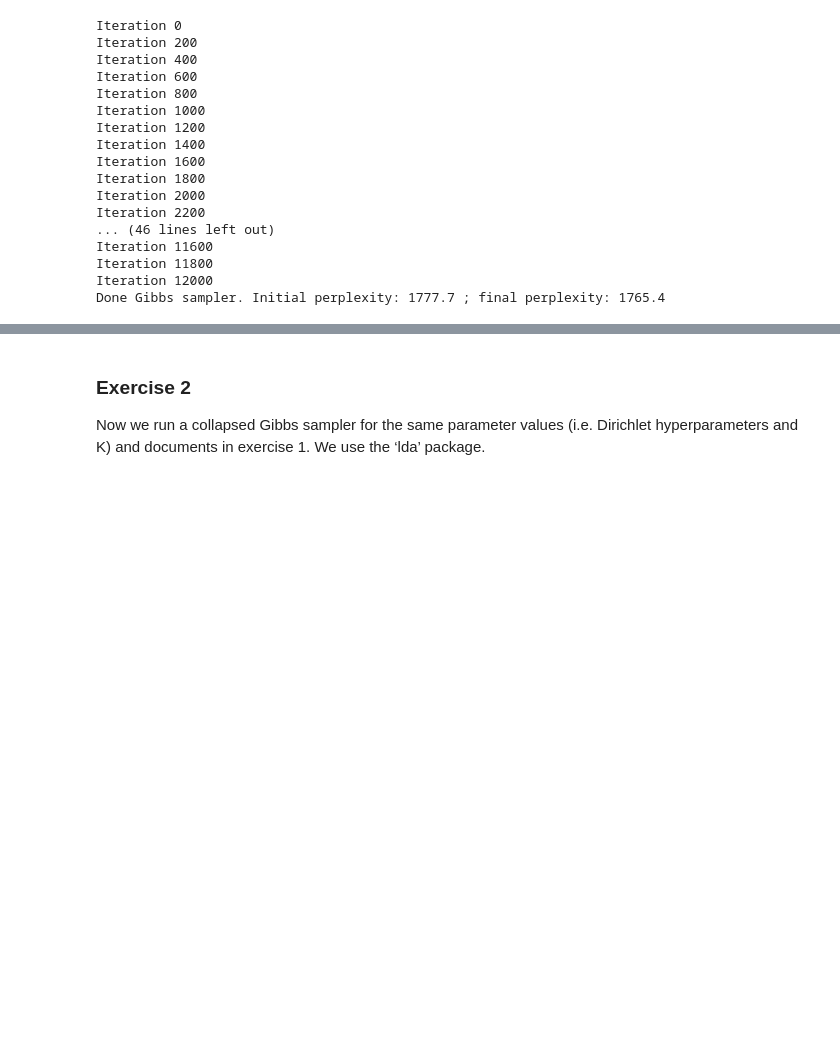
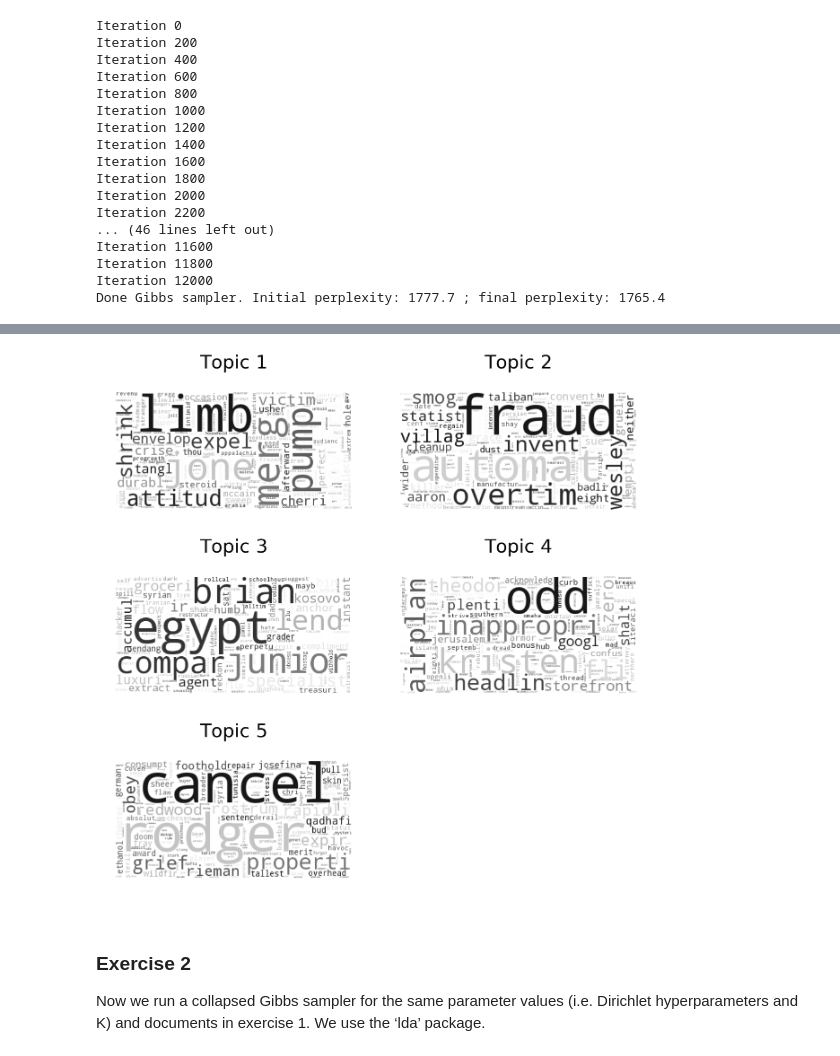
Before and after one commit to veldanie/text_mining, a Jupyter notebook: Report2.ipynb, the cells around one changed output, grey strips where cells are left out. Drawn from its saved outputs; the diff is of its cells as text; code cells hidden in the pictures; blank space fills up the shorter version.

```diff
--- a/Report2.ipynb
+++ b/Report2.ipynb
@@ -352,3 +385,55 @@ fig.show()
+# %%
+from wordcloud import WordCloud
+
+# load word frequencies for each topic
+topic1 = {}
+for i,term in enumerate(X.columns):
+    topic1[term] = beta_terms[0,i]
+
+topic2 = {}
+for i,term in enumerate(X.columns):
+    topic2[term] = beta_terms[1,i]
+
+topic3 = {}
+for i,term in enumerate(X.columns):
+    topic3[term] = beta_terms[2,i]
+
+topic4 = {}
+for i,term in enumerate(X.columns):
+    topic4[term] = beta_terms[3,i]
+
+topic5 = {}
+for i,term in enumerate(X.columns):
+    topic5[term] = beta_terms[4,i]
+
+# calculate wordclouds
+wordcloud1 = WordCloud(relative_scaling=1,background_color='white', colormap="binary", random_state=3).generate_from_frequencies(topic1)
+wordcloud2 = WordCloud(relative_scaling=1,background_color='white', colormap="binary", random_state=3).generate_from_frequencies(topic2)
+wordcloud3 = WordCloud(relative_scaling=1,background_color='white', colormap="binary", random_state=4).generate_from_frequencies(topic3)
+wordcloud4 = WordCloud(relative_scaling=1,background_color='white', colormap="binary", random_state=3).generate_from_frequencies(topic4)
+wordcloud5 = WordCloud(relative_scaling=1,background_color='white', colormap="binary", random_state=3).generate_from_frequencies(topic5)
+
+#plot them
+fig, ax = plt.subplots(3,2, figsize=(15,15))
+ax[0,0].axis("off")
+ax[0,0].set_title("Topic 1\n", size=30)
+ax[0,0].imshow(wordcloud1, interpolation='bilinear')
+ax[0,1].axis("off")
+ax[0,1].set_title("Topic 2\n", size=30)
+ax[0,1].imshow(wordcloud2, interpolation='bilinear')
+ax[1,0].axis("off")
+ax[1,0].set_title("Topic 3\n", size=30)
+ax[1,0].imshow(wordcloud3, interpolation='bilinear')
+ax[1,1].axis("off")
+ax[1,1].set_title("Topic 4\n", size=30)
+ax[1,1].imshow(wordcloud4, interpolation='bilinear')
+ax[2,0].axis("off")
+ax[2,0].set_title("Topic 5\n", size=30)
+ax[2,0].imshow(wordcloud5, interpolation='bilinear')
+ax[2,1].axis("off")
+plt.show()
+# %% [output]
+[figure, added]
 # %% [markdown]
 ### Exercise 2
 
```
Also changed, not shown: parts of 12 cells of this notebook, 1 other file.
